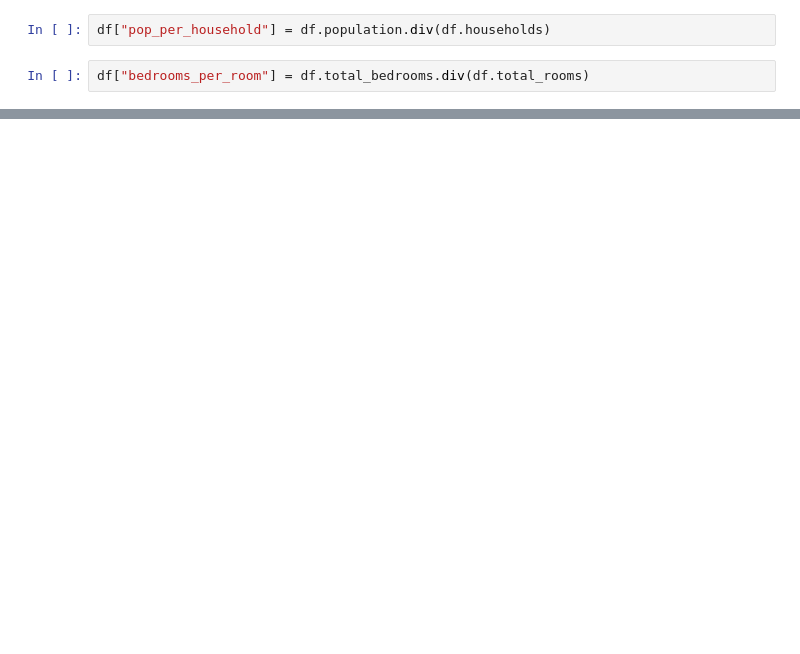
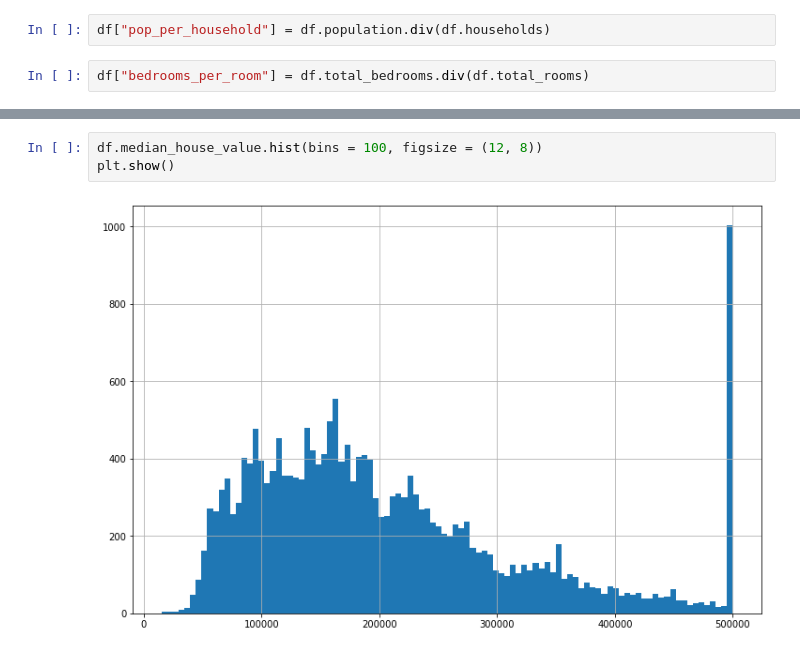
Before and after one commit to mohd-sahil/Housing-Dataset, a Jupyter notebook: Housing_Dataset_Analysis.ipynb, the cells around one changed output, grey strips where cells are left out. Saved outputs shown, nothing was run; the diff lists cells and outputs as text; blank space fills up the shorter version.

Commit message:
factors influencing House prices

```diff
--- a/Housing_Dataset_Analysis.ipynb
+++ b/Housing_Dataset_Analysis.ipynb
@@ -179,0 +198,5 @@ df.describe()
+# %%
+df.median_house_value.hist(bins = 100, figsize = (12, 8))
+plt.show()
+# %% [output]
+[figure, added]
```
Also changed, not shown: parts of 7 cells of this notebook.
